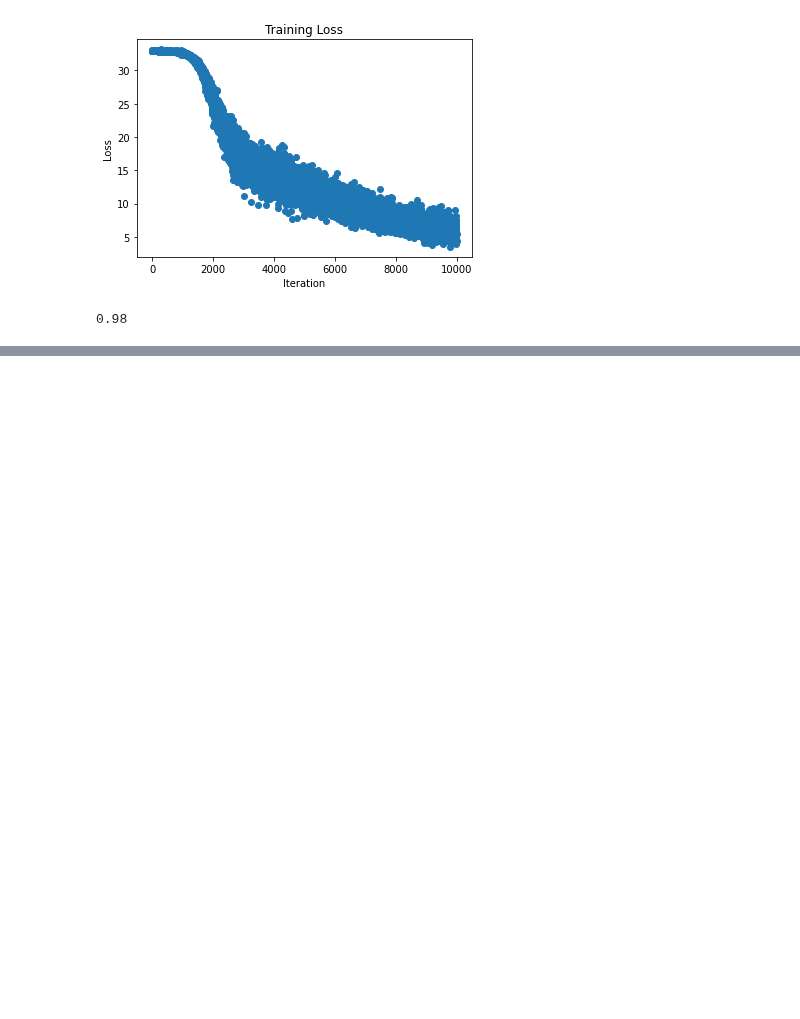
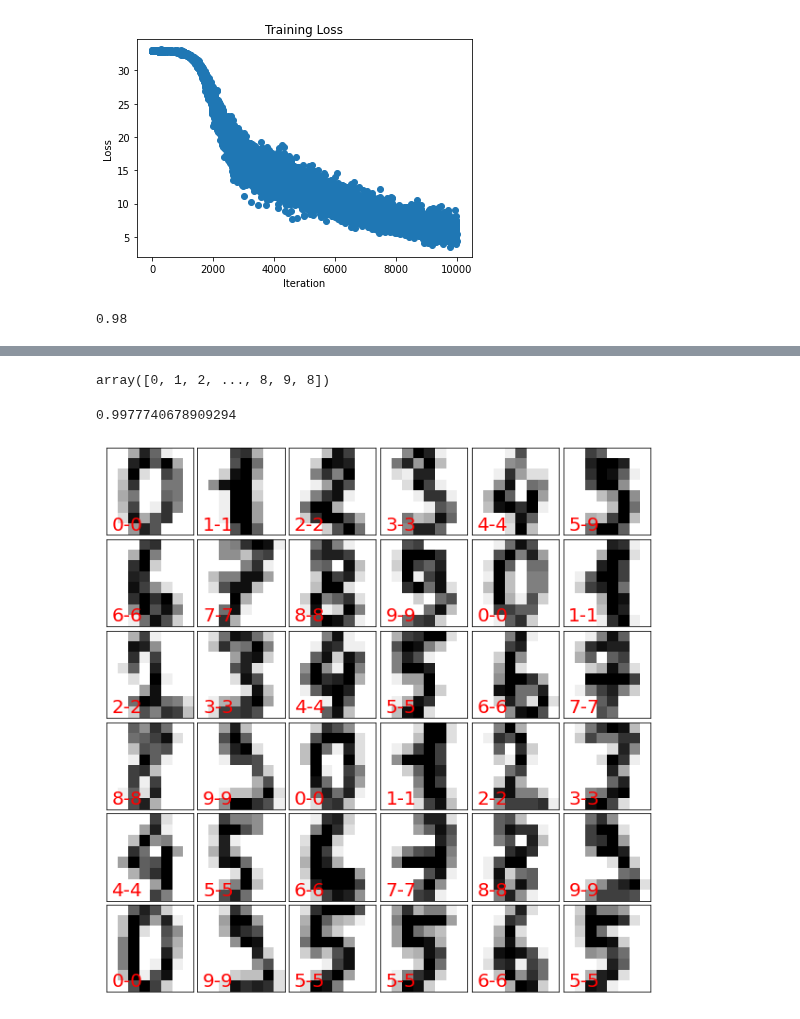
Before and after one commit to ywchiu/tibamedl, a Jupyter notebook: Demo20200321.ipynb, the cells around one changed output, grey strips where cells are left out. Saved outputs shown, nothing was run; the diff lists cells and outputs as text; code cells hidden in the pictures; blank space fills up the shorter version.

```diff
--- a/Demo20200321.ipynb
+++ b/Demo20200321.ipynb
@@ -636,0 +730,4 @@ accuracy_score(iris.target, predicted)
+# %%
+from sklearn.preprocessing import StandardScaler
+sc = StandardScaler()
+X_scaled = sc.fit_transform(digits.data)
@@ -636,0 +757,13 @@ accuracy_score(iris.target, predicted)
+# %%
+#epoch: 1000
+#solver: stochastic gradient descent
+#input: 64 => hidden1(relu): 30 => hidden2(relu): 30 => hidden3(relu): 30 => output(softmax): 10
+
+mlp = MLPClassifier(hidden_layer_sizes=(30,30,30),
+                    activation='relu',
+                    max_iter = 1000,
+                    solver='sgd',
+                    learning_rate='constant',
+                    learning_rate_init=0.001)
+
+mlp.fit(X_scaled,digits.target)
@@ -636,0 +779,19 @@ accuracy_score(iris.target, predicted)
+# %%
+predicted = mlp.predict(X_scaled)
+predicted
+# %% [output]
+array([0, 1, 2, ..., 8, 9, 8])
+# %%
+from sklearn.metrics import accuracy_score
+accuracy_score(digits.target, predicted)
+# %% [output]
+0.9977740678909294
+# %%
+fig = plt.figure(figsize = (8,8))
+fig.subplots_adjust(left=0, right=1, bottom=0, top=1, hspace=0.05, wspace=0.05)
+for i in range(36):
+    ax = fig.add_subplot(6, 6, i+1, xticks=[], yticks=[])
+    ax.imshow(digits.images[i],cmap=plt.cm.binary,interpolation='nearest')
+    ax.text(0, 7, str('{}-{}'.format(digits.target[i],predicted[i])), color="red", fontsize = 20)
+# %% [output]
+[figure, added]
```
Also changed, not shown: parts of 29 cells of this notebook.
